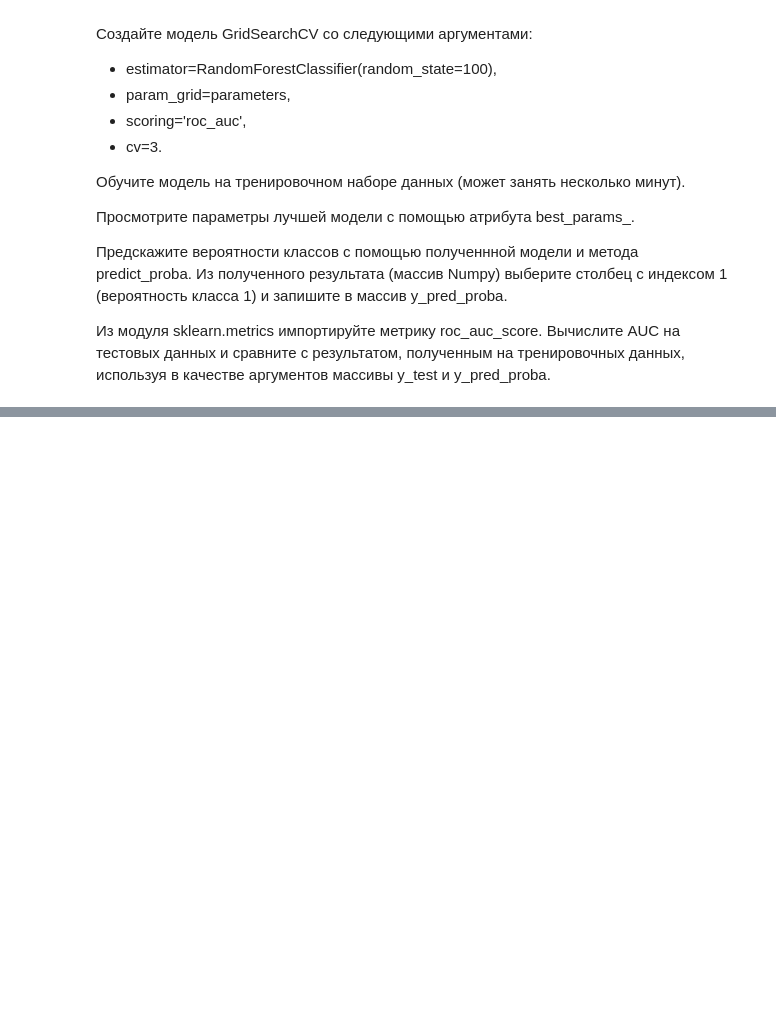
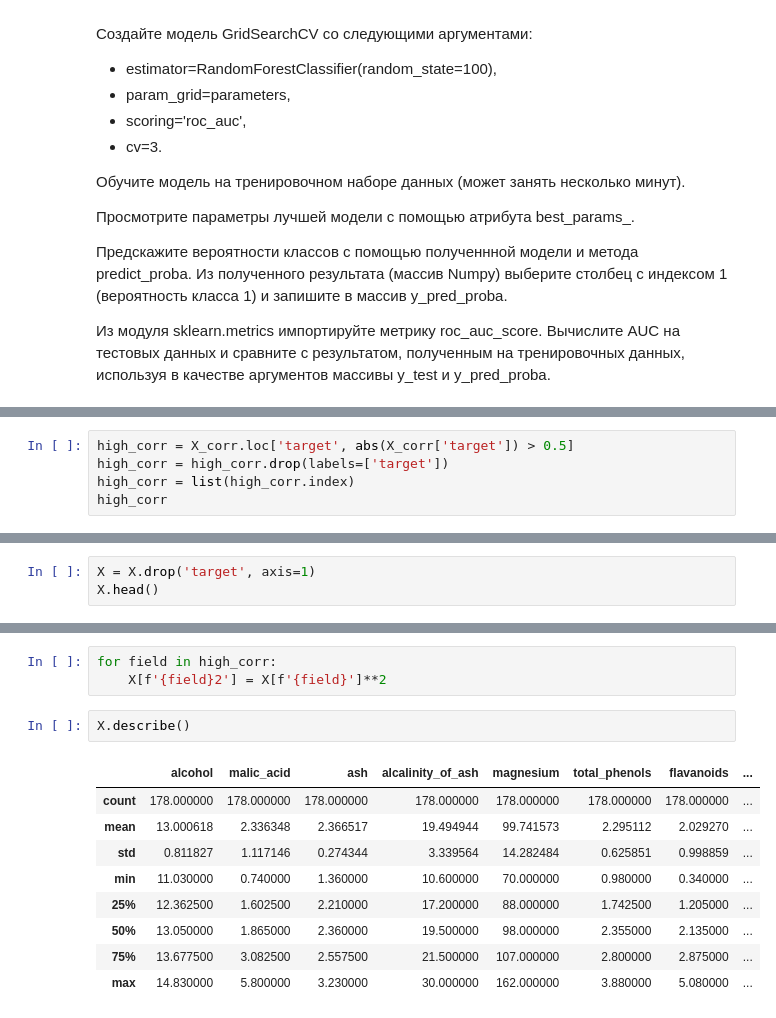
Before and after one commit to Selen34/pds, a Jupyter notebook: hw08.ipynb, the cells around one changed output, grey strips where cells are left out. Cells and saved outputs as stored; diff of their text form; blank space fills up the shorter version.

```diff
--- a/hw08.ipynb
+++ b/hw08.ipynb
@@ -211,0 +458,5 @@ pd.options.display.max_columns = 100.
+# %%
+high_corr = X_corr.loc['target', abs(X_corr['target']) > 0.5]
+high_corr = high_corr.drop(labels=['target'])
+high_corr = list(high_corr.index)
+high_corr
@@ -211,0 +481,3 @@ pd.options.display.max_columns = 100.
+# %%
+X = X.drop('target', axis=1)
+X.head()
@@ -211,0 +491,15 @@ pd.options.display.max_columns = 100.
+# %%
+for field in high_corr:
+    X[f'{field}2'] = X[f'{field}']**2
+# %%
+X.describe()
+# %% [output]
+|  | alcohol | malic_acid | ash | alcalinity_of_ash | magnesium | total_phenols | flavanoids | ... |
+| count | 178.000000 | 178.000000 | 178.000000 | 178.000000 | 178.000000 | 178.000000 | 178.000000 | ... |
+| mean | 13.000618 | 2.336348 | 2.366517 | 19.494944 | 99.741573 | 2.295112 | 2.029270 | ... |
+| std | 0.811827 | 1.117146 | 0.274344 | 3.339564 | 14.282484 | 0.625851 | 0.998859 | ... |
+| min | 11.030000 | 0.740000 | 1.360000 | 10.600000 | 70.000000 | 0.980000 | 0.340000 | ... |
+| 25% | 12.362500 | 1.602500 | 2.210000 | 17.200000 | 88.000000 | 1.742500 | 1.205000 | ... |
+| 50% | 13.050000 | 1.865000 | 2.360000 | 19.500000 | 98.000000 | 2.355000 | 2.135000 | ... |
+| 75% | 13.677500 | 3.082500 | 2.557500 | 21.500000 | 107.000000 | 2.800000 | 2.875000 | ... |
+| max | 14.830000 | 5.800000 | 3.230000 | 30.000000 | 162.000000 | 3.880000 | 5.080000 | ... |
```
Also changed, not shown: parts of 55 cells of this notebook, 1 other file.
